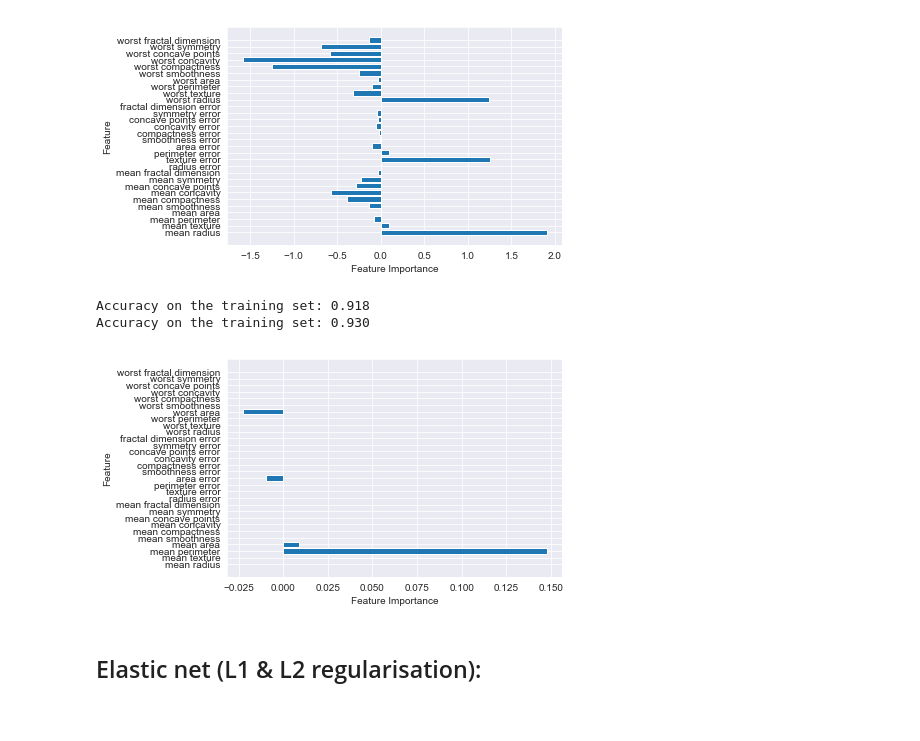
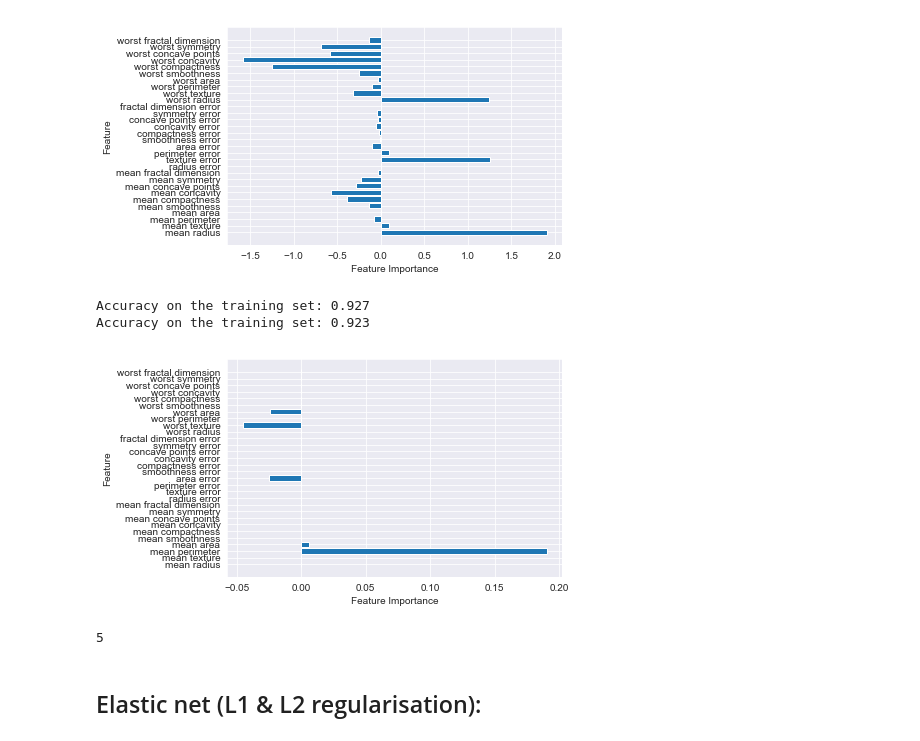
Before and after one commit to kondratevakate/machine-learning-with-love, a Jupyter notebook: 03_knn/03_regularisation_knn.ipynb, the cells around one changed output. Drawn from its saved outputs; the diff is of its cells as text; code cells hidden in the pictures.

```diff
--- a/03_knn/03_regularisation_knn.ipynb
+++ b/03_knn/03_regularisation_knn.ipynb
@@ -214,23 +237,27 @@ Accuracy on the training set: 0.955
 Accuracy on the training set: 0.958
 [figure]
 # %%
-log_reg = LogisticRegression(penalty='l1', C=0.01 ) # check the model params
+log_reg = LogisticRegression(penalty='l1', C=0.022) # check the model params
 log_reg.fit(X_train, y_train)
 
 print('Accuracy on the training set: {:.3f}'.format(log_reg.score(X_train,y_train)))
 print('Accuracy on the training set: {:.3f}'.format(log_reg.score(X_test,y_test)))
 
 #Feature Importance
 n_feature = cancer.data.shape[1]
 plt.barh(range(n_feature), log_reg.coef_[0], align='center') # to look at the coefs
 plt.yticks(np.arange(n_feature), cancer.feature_names)
 plt.xlabel('Feature Importance')
 plt.ylabel('Feature')
 plt.show()
 # %% [output]
-Accuracy on the training set: 0.918
-Accuracy on the training set: 0.930
+Accuracy on the training set: 0.927
+Accuracy on the training set: 0.923
-[figure, old version]
+[figure, new version]
+# %%
+len(log_reg.coef_[log_reg.coef_!=0])
+# %% [output]
+5
 # %% [markdown]
 ## Elastic net (L1 & L2 regularisation):
 # %%
```
Also changed, not shown: parts of 22 cells of this notebook, 5 other files.
